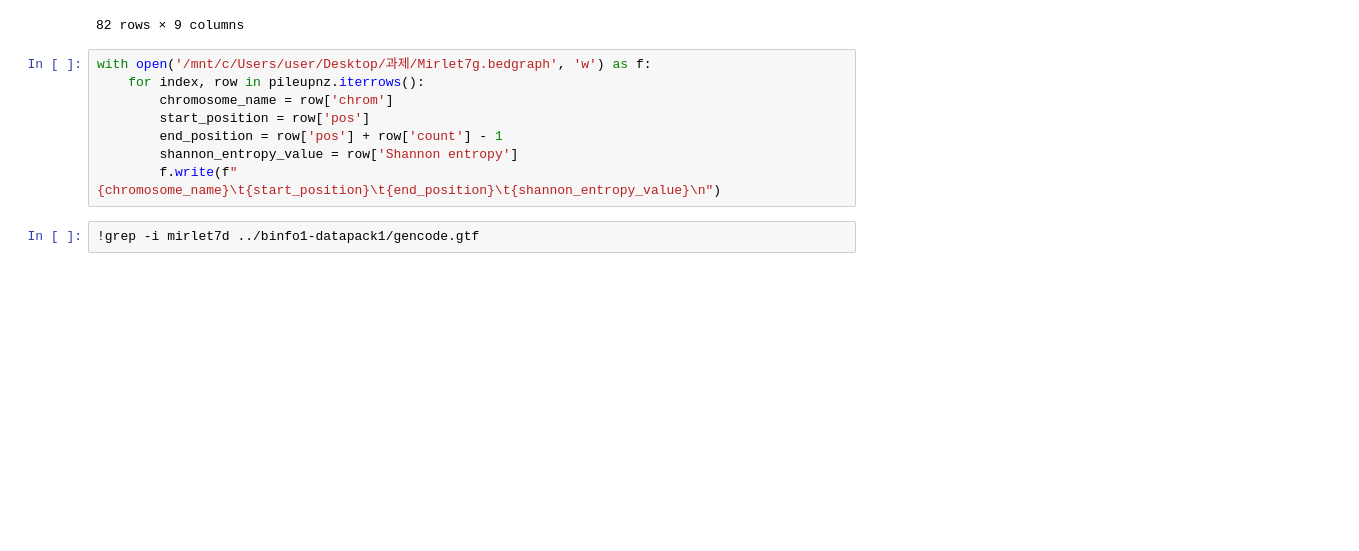
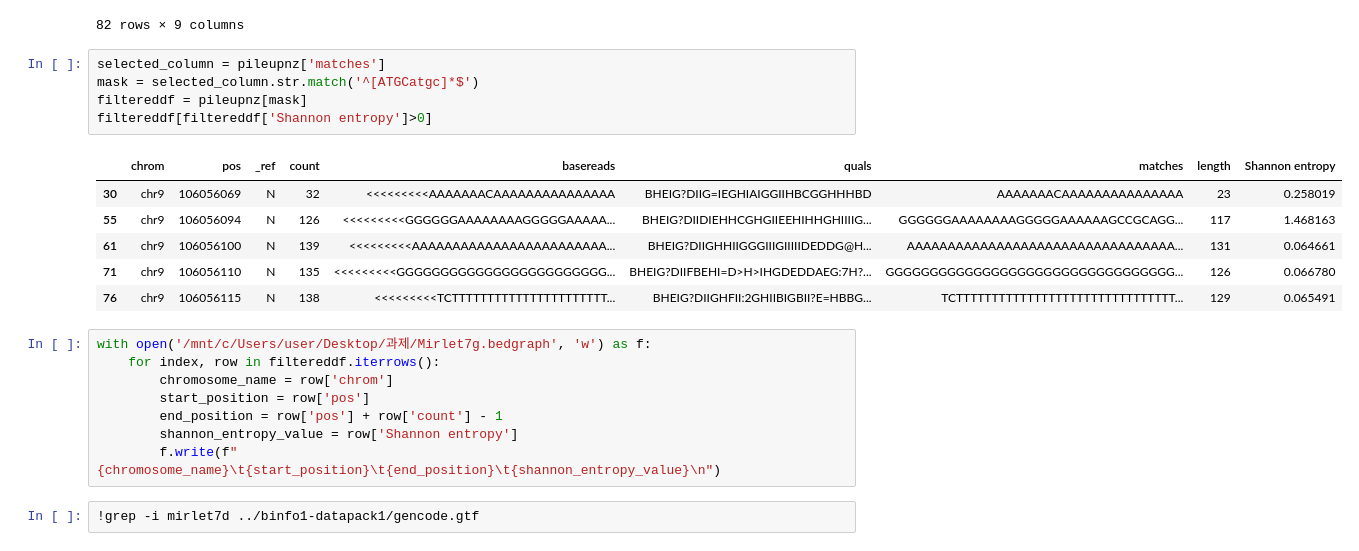
Before and after one commit to EunjinKwon/2024-Bioinformatics, a Jupyter notebook: 과제3.ipynb, the cells around one changed output. Saved outputs shown, nothing was run; the diff lists cells and outputs as text; blank space fills up the shorter version.

```diff
--- a/과제3.ipynb
+++ b/과제3.ipynb
@@ -139,9 +139,21 @@ See the caveats in the documentation: https://pandas.pydata.org/pandas-docs/stab
 | 86 | chr9 | 106056125 | N | 31 | <<<<<<<<<GGGGGGGGGGGGGGGGGGGGGG | BHEIG?DIIIIIIGGE@GFIGD;GIGIIFHD | GGGGGGGGGGGGGGGGGGGGGG | 22 | -0.000000 |
 | 87 | chr9 | 106056126 | N | 30 | <<<<<<<<<GGGGGGGGGGGGGGGGGGGGG | BHEIG?DIIIIGHGHIGHI>G;GGGIGIHG | GGGGGGGGGGGGGGGGGGGGG | 21 | -0.000000 |
 82 rows × 9 columns
+# %%
+selected_column = pileupnz['matches']
+mask = selected_column.str.match('^[ATGCatgc]*$')
+filtereddf = pileupnz[mask]
+filtereddf[filtereddf['Shannon entropy']>0]
+# %% [output]
+|  | chrom | pos | _ref | count | basereads | quals | matches | length | Shannon entropy |
+| 30 | chr9 | 106056069 | N | 32 | <<<<<<<<<AAAAAAACAAAAAAAAAAAAAAA | BHEIG?DIIG=IEGHIAIGGIIHBCGGHHHBD | AAAAAAACAAAAAAAAAAAAAAA | 23 | 0.258019 |
+| 55 | chr9 | 106056094 | N | 126 | <<<<<<<<<GGGGGGAAAAAAAAGGGGGAAAAA... | BHEIG?DIIDIEHHCGHGIIEEHIHHGHIIIIG... | GGGGGGAAAAAAAAGGGGGAAAAAAGCCGCAGG... | 117 | 1.468163 |
+| 61 | chr9 | 106056100 | N | 139 | <<<<<<<<<AAAAAAAAAAAAAAAAAAAAAAAA... | BHEIG?DIIGHHIIGGGIIIGIIIIIDEDDG@H... | AAAAAAAAAAAAAAAAAAAAAAAAAAAAAAAAA... | 131 | 0.064661 |
+| 71 | chr9 | 106056110 | N | 135 | <<<<<<<<<GGGGGGGGGGGGGGGGGGGGGGGG... | BHEIG?DIIFBEHI=D>H>IHGDEDDAEG:7H?... | GGGGGGGGGGGGGGGGGGGGGGGGGGGGGGGGG... | 126 | 0.066780 |
+| 76 | chr9 | 106056115 | N | 138 | <<<<<<<<<TCTTTTTTTTTTTTTTTTTTTTTT... | BHEIG?DIIGHFII:2GHIIBIGBII?E=HBBG... | TCTTTTTTTTTTTTTTTTTTTTTTTTTTTTTTT... | 129 | 0.065491 |
 # %%
 with open('/mnt/c/Users/user/Desktop/과제/Mirlet7g.bedgraph', 'w') as f:
-    for index, row in pileupnz.iterrows():
+    for index, row in filtereddf.iterrows():
         chromosome_name = row['chrom']
         start_position = row['pos']
         end_position = row['pos'] + row['count'] - 1
```
Also changed, not shown: parts of 2 cells of this notebook.
